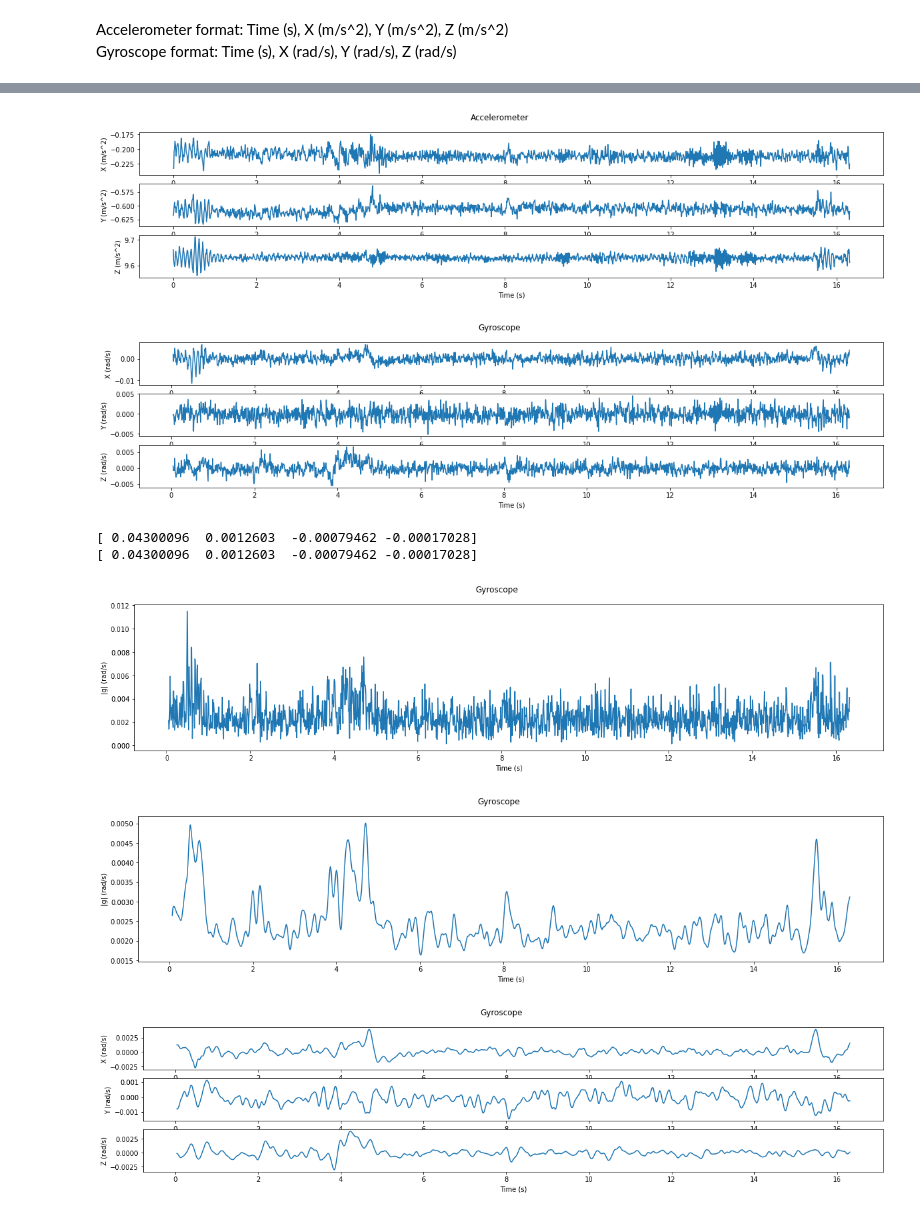
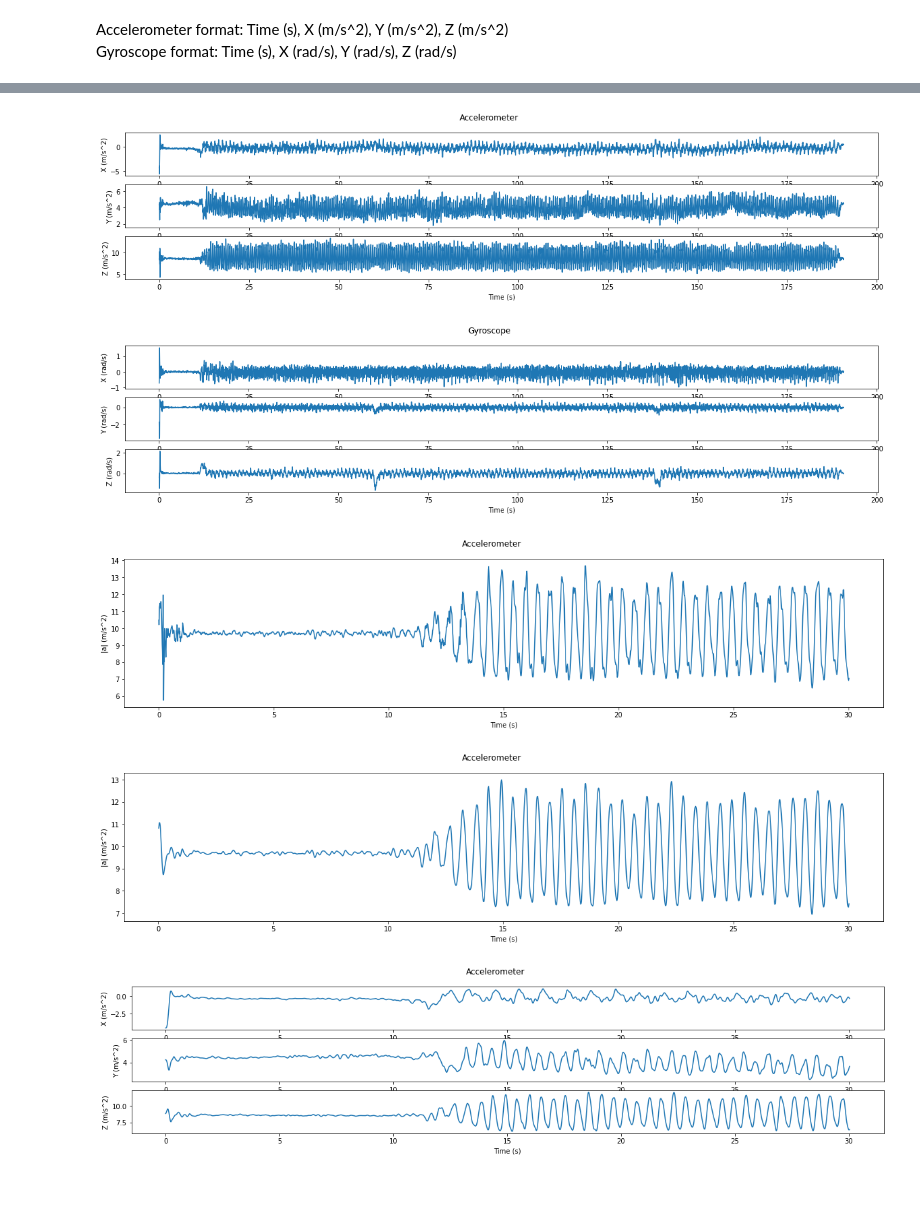
Before and after one commit to annkapopp/IndoorLocal, a Jupyter notebook: preprocessing.ipynb, the cells around one changed output, grey strips where cells are left out. Cells and saved outputs as stored; diff of their text form; code cells hidden in the pictures; blank space fills up the shorter version.

Commit message:
changed plot gyro->acc

```diff
--- a/preprocessing.ipynb
+++ b/preprocessing.ipynb
@@ -11,8 +11,8 @@ Gyroscope format: Time (s), X (rad/s), Y (rad/s), Z (rad/s)
 # %%
 # load csv data as pandas dataframe
 
-filename_acc = 'data/gebaeude64_cali/Accelerometer.csv'
-filename_gyro = 'data/gebaeude64_cali/Gyroscope.csv'
+filename_acc = 'data/gebaeude64/Accelerometer.csv'
+filename_gyro = 'data/gebaeude64/Gyroscope.csv'
 
 acc_df = pd.read_csv(filename_acc, sep=',',header=0)
 gyro_df = pd.read_csv(filename_gyro, sep=',',header=0)
@@ -60,9 +60,10 @@ array([[ 4.30009583e-02,  5.30149583e-02,  6.30299583e-02, ...,
 # %%
+# plot data from accelerator and gyroscope
 utils.plot_acc(acc, 'all')
 utils.plot_gyro(gyro, 'all')
 # %% [output]
-[figure, old version]
+[figure, new version]
-[figure, old version]
+[figure, new version]
 # %%
 # norm of accelerometer & gyroscope
 
@@ -73,21 +74,20 @@ gyro_norm = np.array([gyro[0], gyro_norm])
 # %%
 # filter signals with weighed moving average filter
 
 filtered_acc = utils.weighted_moving_average(acc_norm, dim=1, wl=21)
 filtered_gyro = utils.weighted_moving_average(gyro_norm, dim=1, wl=21)
 
 filtered_acc_all = np.concatenate([np.expand_dims(acc[0], 0), utils.weighted_moving_average(acc[1::], dim=1, wl=21)],  axis=0)
 filtered_gyro_all = np.concatenate([np.expand_dims(gyro[0], 0), utils.weighted_moving_average(gyro[1::], dim=1, wl=21)],  axis=0)
 
-utils.plot_gyro(gyro_norm[0:3000, 0:3000], type='norm')
-utils.plot_gyro(filtered_gyro[0:3000, 0:3000], type='norm')
-utils.plot_gyro(filtered_gyro_all[0:3000, 0:3000], type='all')
+# plot original and filtered data from accelerator
+utils.plot_acc(acc_norm[0:3000, 0:3000], type='norm')
+utils.plot_acc(filtered_acc[0:3000, 0:3000], type='norm')
+utils.plot_acc(filtered_acc_all[0:3000, 0:3000], type='all')
 # %% [output]
-[ 0.04300096  0.0012603  -0.00079462 -0.00017028]
-[ 0.04300096  0.0012603  -0.00079462 -0.00017028]
-[figure, old version]
+[figure, new version]
-[figure, old version]
+[figure, new version]
-[figure, old version]
+[figure, new version]
 # %%
 # save to folder
 
```
Also changed, not shown: parts of 2 cells of this notebook.
